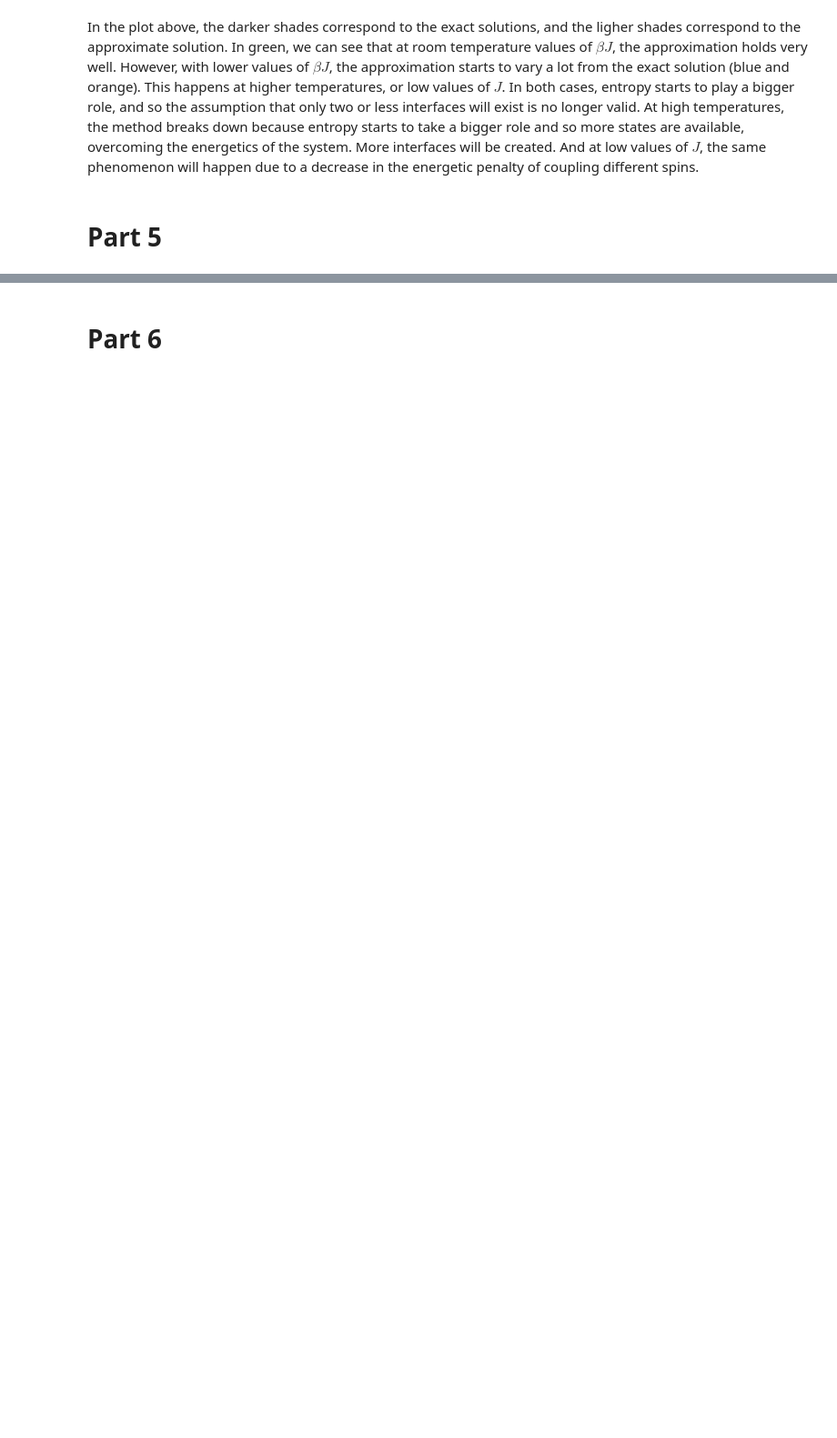
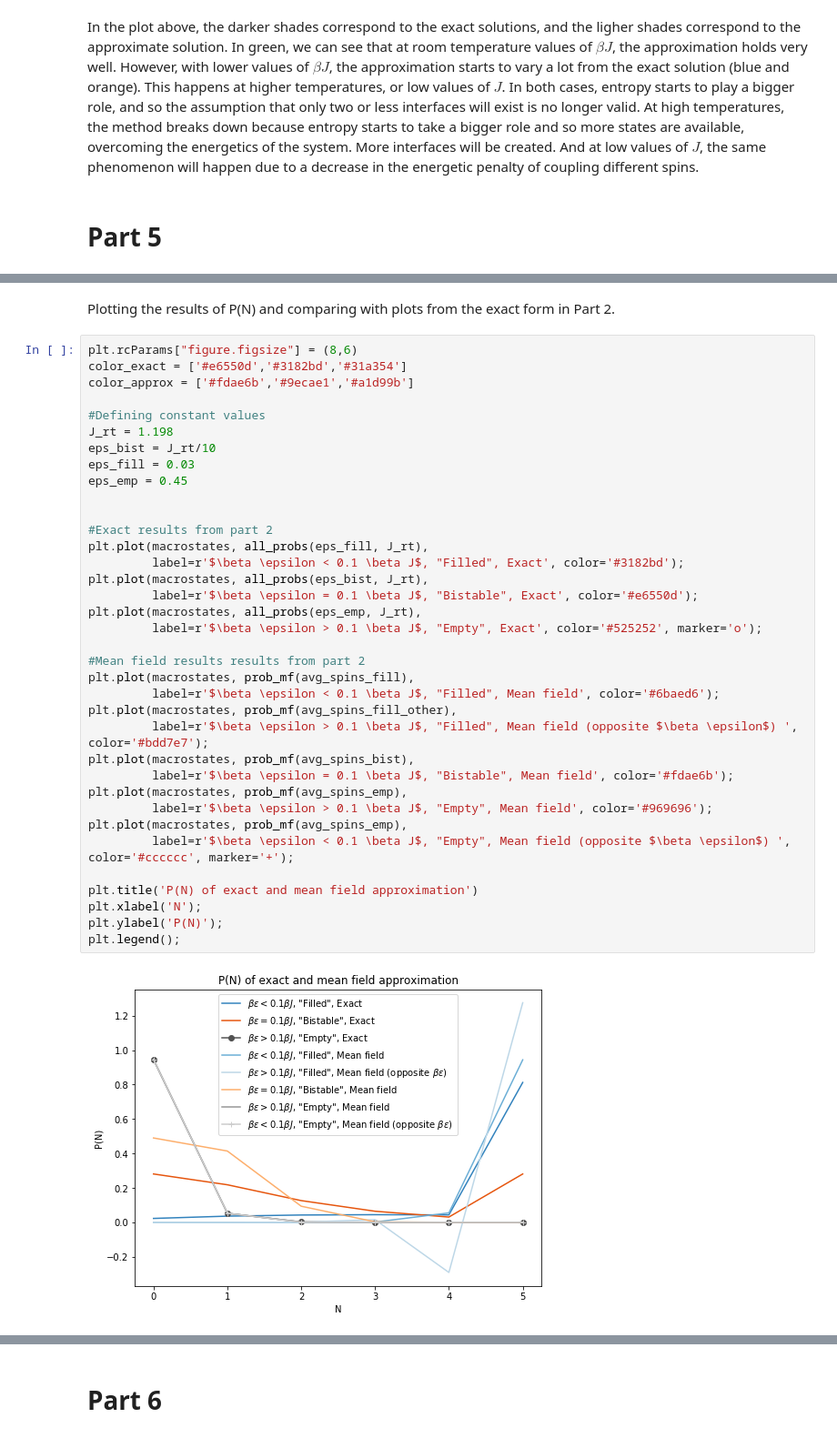
Before and after one commit to martagonzalvo/che164, a Jupyter notebook: 164Project_v2.ipynb, the cells around one changed output, grey strips where cells are left out. Shown at 91% size. Saved outputs shown, nothing was run; the diff lists cells and outputs as text; blank space fills up the shorter version.

```diff
--- a/164Project_v2.ipynb
+++ b/164Project_v2.ipynb
@@ -673,0 +761,40 @@ mean field good at high epsilon. not good at low epsilons: high fluctuations
+# %% [markdown]
+Plotting the results of P(N) and comparing with plots from the exact form in Part 2.
+# %%
+plt.rcParams["figure.figsize"] = (8,6)
+color_exact = ['#e6550d','#3182bd','#31a354']
+color_approx = ['#fdae6b','#9ecae1','#a1d99b']
+
+#Defining constant values
+J_rt = 1.198
+eps_bist = J_rt/10
+eps_fill = 0.03
+eps_emp = 0.45
+
+
+#Exact results from part 2
+plt.plot(macrostates, all_probs(eps_fill, J_rt),
+         label=r'$\beta \epsilon < 0.1 \beta J$, "Filled", Exact', color='#3182bd');
+plt.plot(macrostates, all_probs(eps_bist, J_rt),
+         label=r'$\beta \epsilon = 0.1 \beta J$, "Bistable", Exact', color='#e6550d');
+plt.plot(macrostates, all_probs(eps_emp, J_rt),
+         label=r'$\beta \epsilon > 0.1 \beta J$, "Empty", Exact', color='#525252', marker='o');
+
+#Mean field results results from part 2
+plt.plot(macrostates, prob_mf(avg_spins_fill),
+         label=r'$\beta \epsilon < 0.1 \beta J$, "Filled", Mean field', color='#6baed6');
+plt.plot(macrostates, prob_mf(avg_spins_fill_other),
+         label=r'$\beta \epsilon > 0.1 \beta J$, "Filled", Mean field (opposite $\beta \epsilon$) ', color='#bdd7e7');
+plt.plot(macrostates, prob_mf(avg_spins_bist),
+         label=r'$\beta \epsilon = 0.1 \beta J$, "Bistable", Mean field', color='#fdae6b');
+plt.plot(macrostates, prob_mf(avg_spins_emp),
+         label=r'$\beta \epsilon > 0.1 \beta J$, "Empty", Mean field', color='#969696');
+plt.plot(macrostates, prob_mf(avg_spins_emp),
+         label=r'$\beta \epsilon < 0.1 \beta J$, "Empty", Mean field (opposite $\beta \epsilon$) ', color='#cccccc', marker='+');
+
+plt.title('P(N) of exact and mean field approximation')
+plt.xlabel('N');
+plt.ylabel('P(N)');
+plt.legend();
+# %% [output]
+[figure, added]
```
Also changed, not shown: parts of 28 cells of this notebook.
